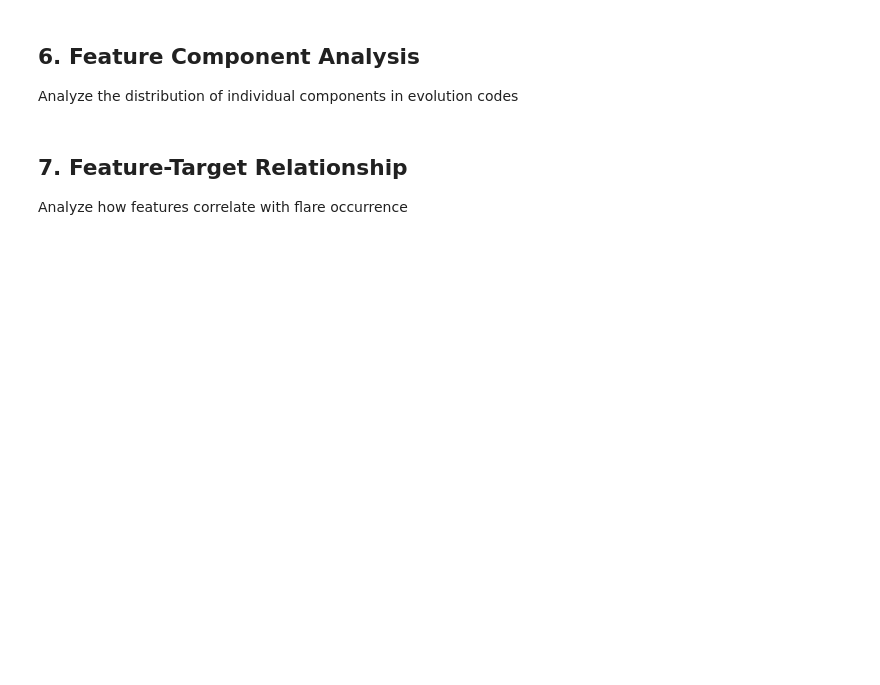
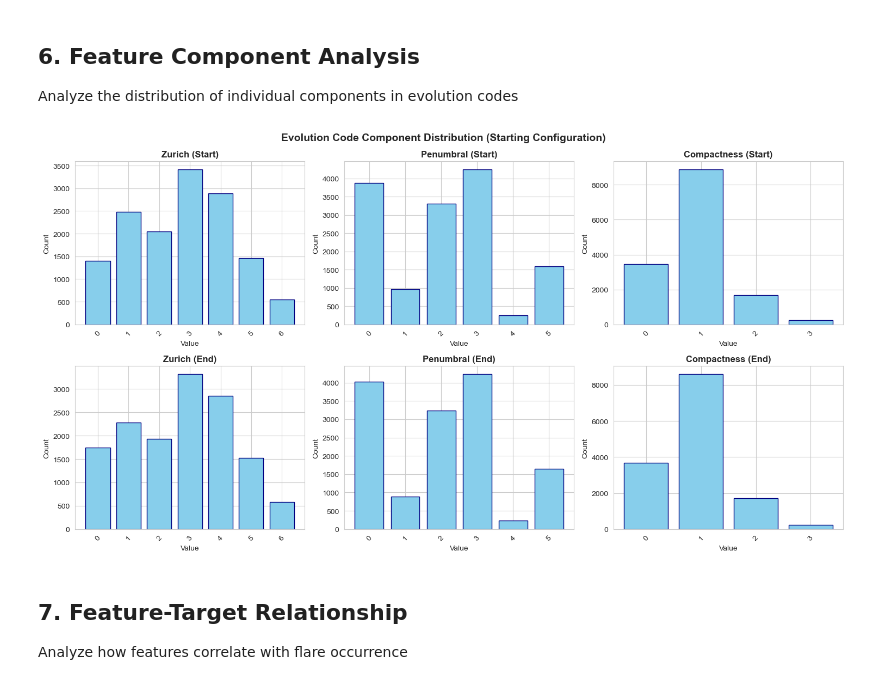
Before and after one commit to mccloska/solar-flare-ml-prediction, a Jupyter notebook: notebooks/01_Data_Overview_and_Exploration.ipynb, the cells around one changed output. Cells and saved outputs as stored; diff of their text form; code cells hidden in the pictures; blank space fills up the shorter version.

```diff
--- a/notebooks/01_Data_Overview_and_Exploration.ipynb
+++ b/notebooks/01_Data_Overview_and_Exploration.ipynb
@@ -113,23 +169,25 @@ Analyze the distribution of individual components in evolution codes
 # %%
 # Analyze feature components
 fig, axes = plt.subplots(2, 3, figsize=(15, 8))
 fig.suptitle('Evolution Code Component Distribution (Starting Configuration)', fontsize=14, fontweight='bold')
 
 components = ['z1', 'p1', 'c1', 'z2', 'p2', 'c2']
-titles = ['Zurich (Start)', 'Penetration (Start)', 'Compactness (Start)',
-          'Zurich (End)', 'Penetration (End)', 'Compactness (End)']
+titles = ['Zurich (Start)', 'Penumbral (Start)', 'Compactness (Start)',
+          'Zurich (End)', 'Penumbral (End)', 'Compactness (End)']
 
 for idx, (ax, comp, title) in enumerate(zip(axes.flat, components, titles)):
     value_counts = df_train_features[comp].value_counts().sort_index()
     ax.bar(range(len(value_counts)), value_counts.values, color='skyblue', edgecolor='navy')
     ax.set_title(title, fontweight='bold')
     ax.set_xlabel('Value')
     ax.set_ylabel('Count')
     ax.set_xticks(range(len(value_counts)))
     ax.set_xticklabels(value_counts.index, rotation=45)
 
 plt.tight_layout()
 plt.show()
+# %% [output]
+[figure, added]
 # %% [markdown]
 ## 7. Feature-Target Relationship
 
```
Also changed, not shown: parts of 6 cells of this notebook, 2 other files.
